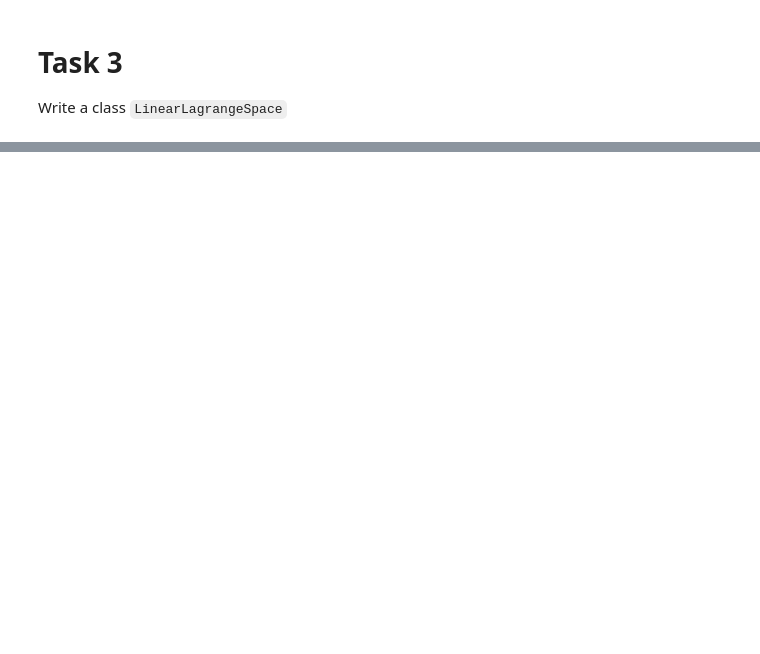
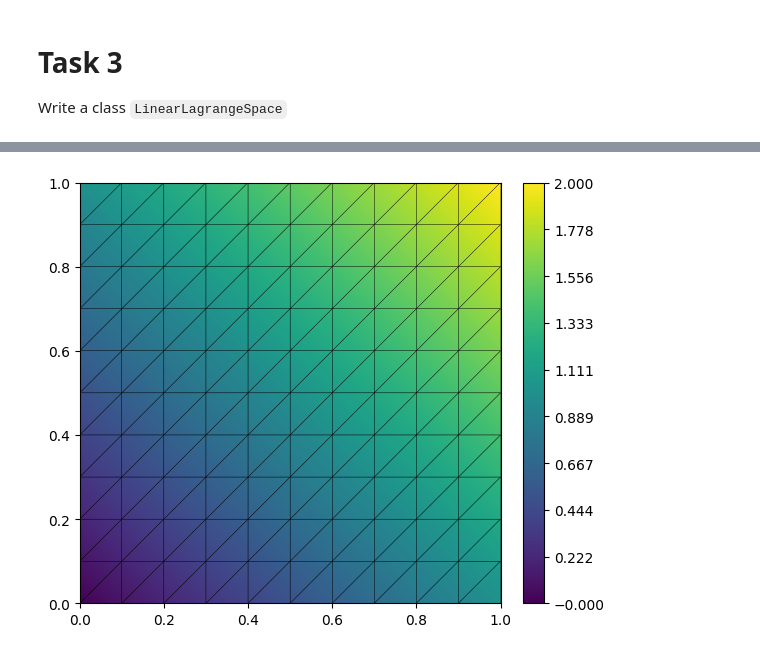
Before and after one commit to CHMN-LU/NUMN33_Project2, a Jupyter notebook: Project2.ipynb, the cells around one changed output, grey strips where cells are left out. Drawn from its saved outputs; the diff is of its cells as text; code cells hidden in the pictures; blank space fills up the shorter version.

```diff
--- a/Project2.ipynb
+++ b/Project2.ipynb
@@ -45,0 +198,8 @@ With gradients: [[-1. -1.]
+# %%
+# Is this right? Try doing the same with the built in lagrange space
+from dune.fem.space import lagrange
+space_fem = lagrange(gridView, order=2)
+u_h_fem = space_fem.interpolate(test, name='u_h fem test')
+u_h_fem.plot()
+# %% [output]
+[figure, added]
```
Also changed, not shown: parts of 13 cells of this notebook.
